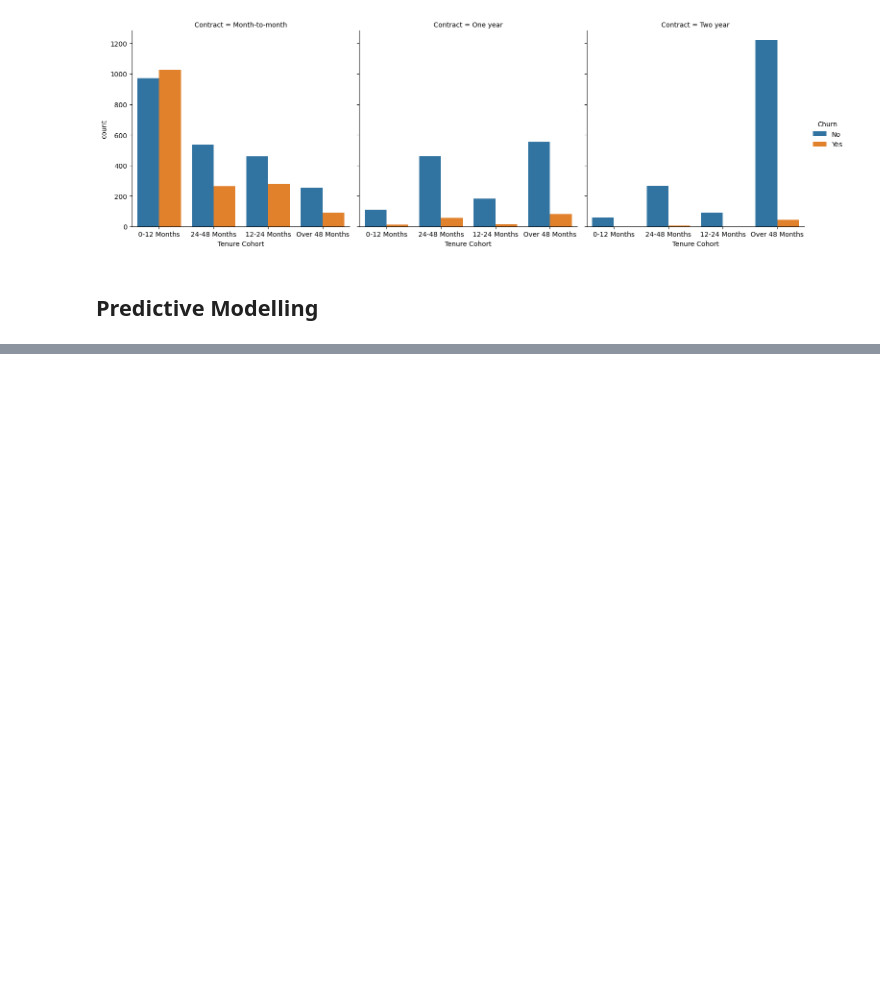
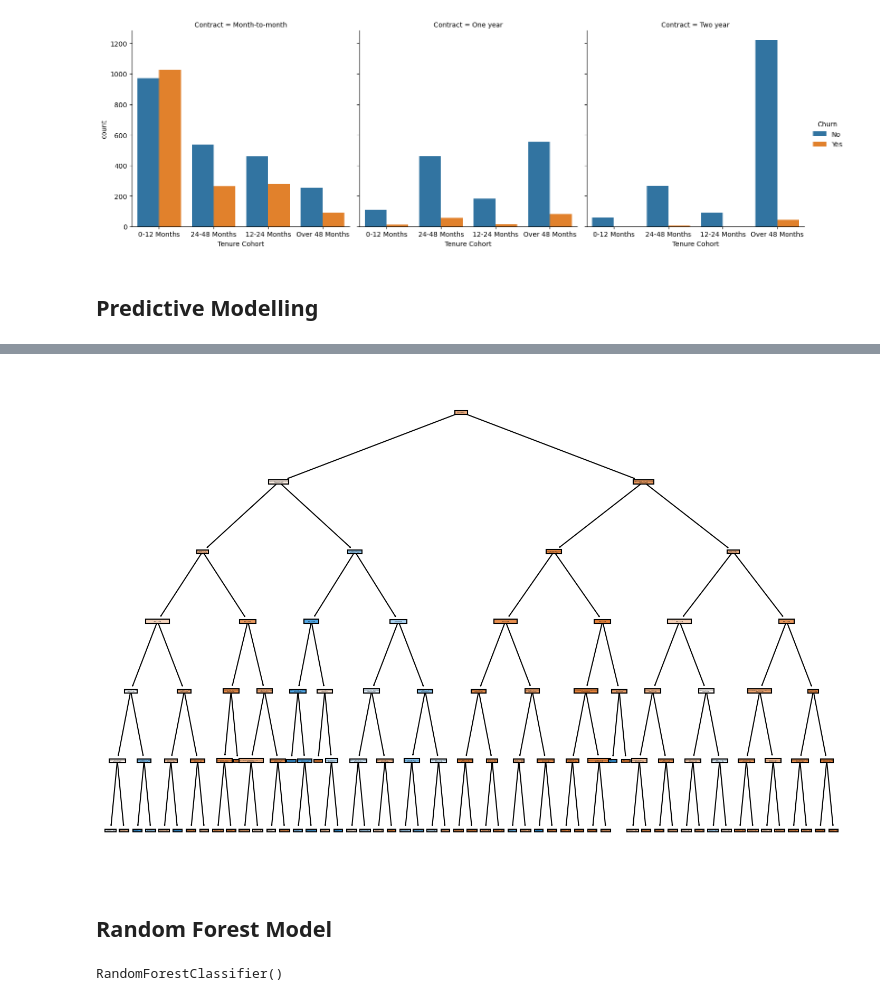
Before and after one commit to NadeemDin/ML-Projects, a Jupyter notebook: TeleCom Churn data model.ipynb, the cells around one changed output, grey strips where cells are left out. Drawn from its saved outputs; the diff is of its cells as text; code cells hidden in the pictures; blank space fills up the shorter version.

```diff
--- a/TeleCom Churn data model.ipynb
+++ b/TeleCom Churn data model.ipynb
@@ -307,0 +441,7 @@ sns.catplot(data=df,x='Tenure Cohort',hue='Churn',kind='count',col='Contract')
+# %%
+plt.figure(figsize=(12,8),dpi=150)
+plot_tree(stmodel,filled=True,feature_names=X.columns);
+# %% [output]
+[figure, added]
+# %% [markdown]
+## Random Forest Model
@@ -307,0 +452,4 @@ sns.catplot(data=df,x='Tenure Cohort',hue='Churn',kind='count',col='Contract')
+# %%
+rf.fit(X_train,y_train)
+# %% [output]
+RandomForestClassifier()
```
Also changed, not shown: parts of 45 cells of this notebook.
